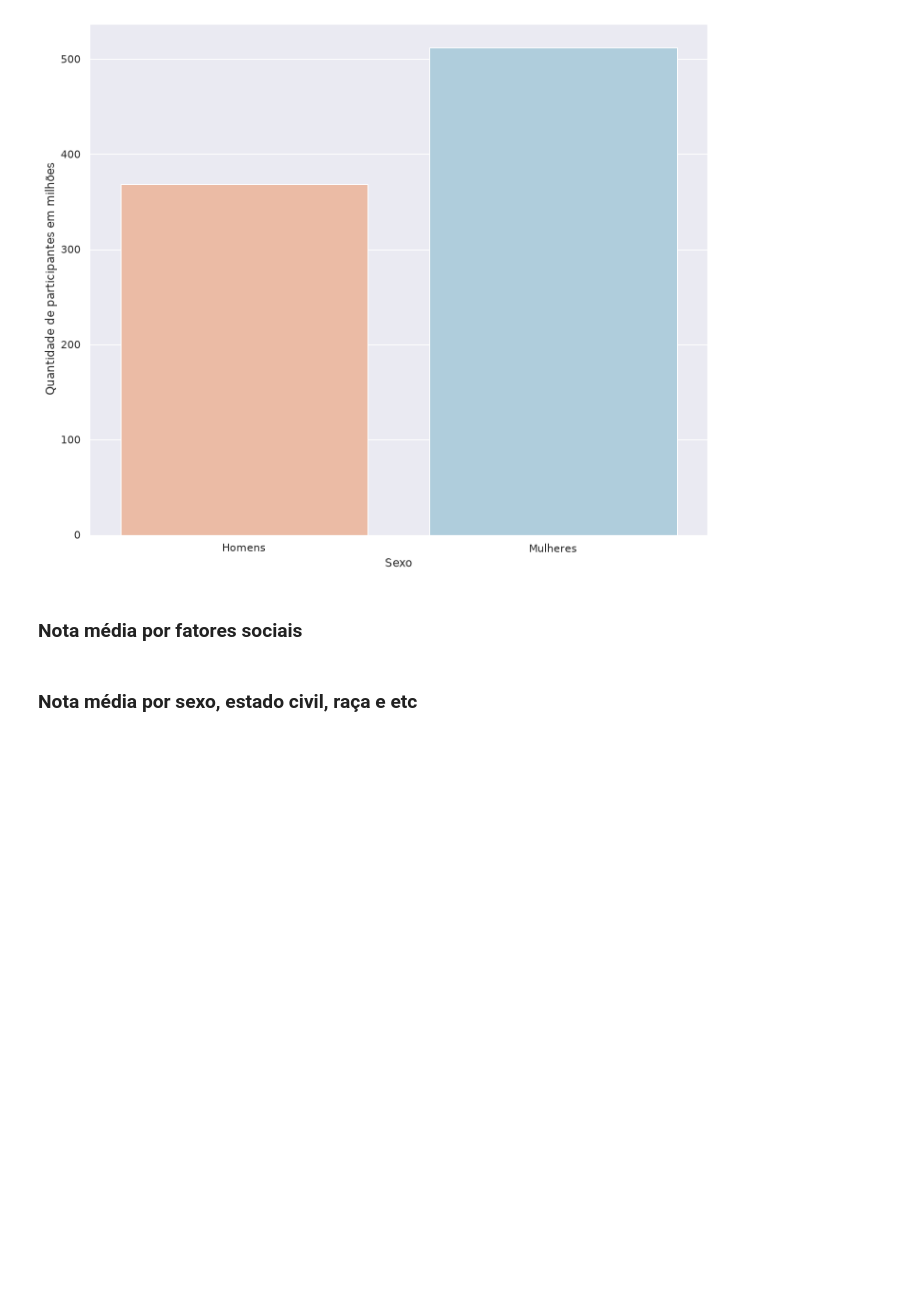
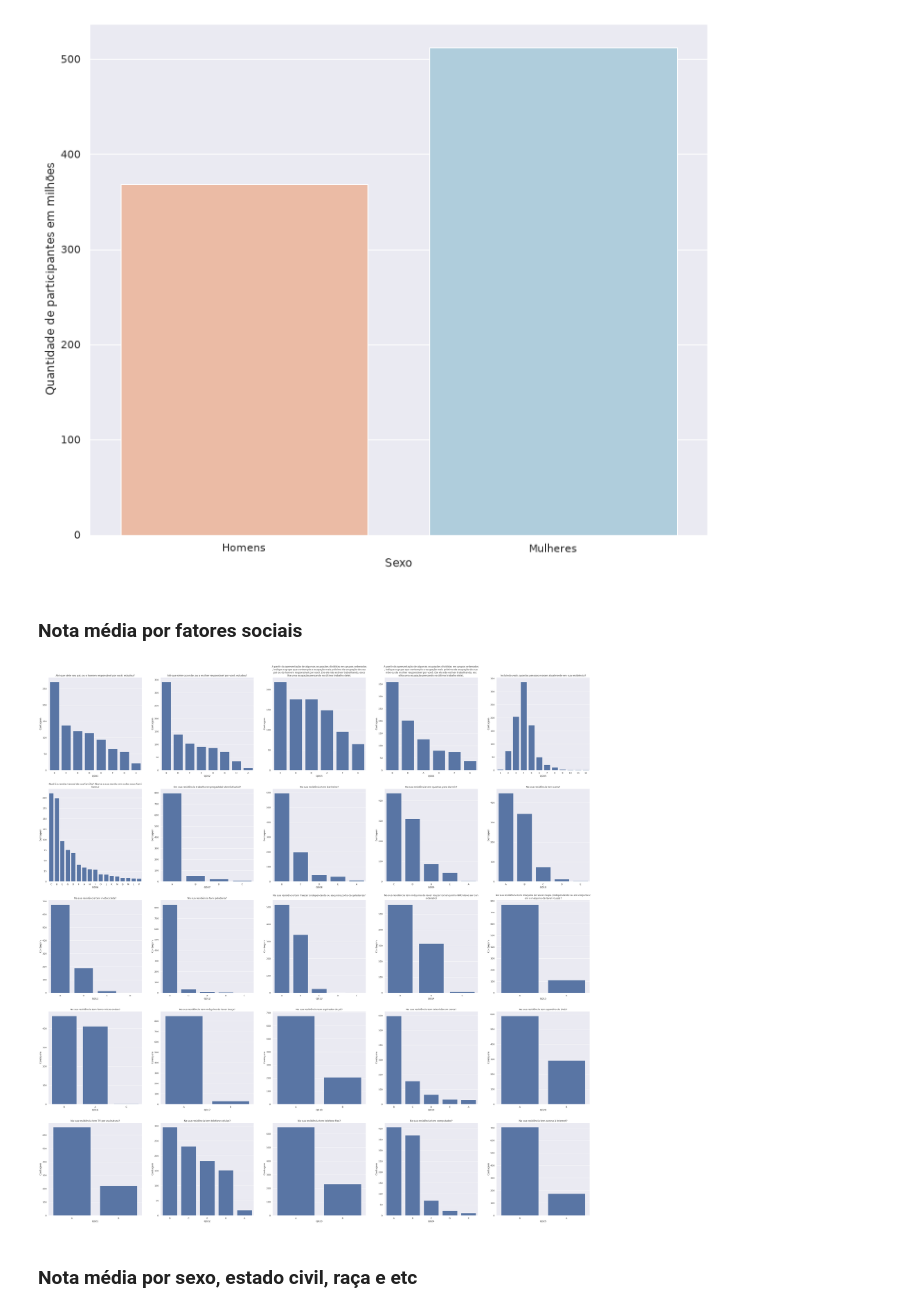
Before and after one commit to akira-gabriel/Enem-2019, a Jupyter notebook: notebooks/01_eda.ipynb, the cells around one changed output. Cells and saved outputs as stored; diff of their text form; code cells hidden in the pictures; blank space fills up the shorter version.

```diff
--- a/notebooks/01_eda.ipynb
+++ b/notebooks/01_eda.ipynb
@@ -26,5 +24,4 @@ NameError: name 'Path' is not defined
 # %% [markdown]
 ## Dicionário de dados
 # %%
-dicionario = pd.read_excel('Dicionario_Microdados_Enem.xlsx', skiprows=2)
-display(Markdown(dicionario.to_markdown(index=False)))
+dicionario = pd.read_excel(BASEDIR / 'Dicionario_Microdados_Enem.xlsx', skiprows=2)
@@ -214,13 +209,15 @@ Text(0.5, 0, 'Sexo')
 # %%
 fig = plt.figure(figsize=(50,50))
 axs = fig.subplots(5,5)
 for ax, column in zip(axs.flat, df.columns[df.columns.str.startswith('Q')]):
     counts = df[column].value_counts().sort_values(ascending=False)
     sns.barplot(x=counts.index, y=counts, ax=ax)
     ax.set_ylabel('Contagem')
     title = descriptions.loc[column, 'Descrição']
-    title = re.sub("(.{75})", "\\1\n", title, count=0, flags=re.DOTALL)
+    title = re.sub("(.{75})", "\\1\n", title, 0, re.DOTALL)
     ax.set_title(title)
+# %% [output]
+[figure, added]
 # %% [markdown]
 ### Nota média por sexo, estado civil, raça e etc
 # %%
```
Also changed, not shown: parts of 6 cells of this notebook.
